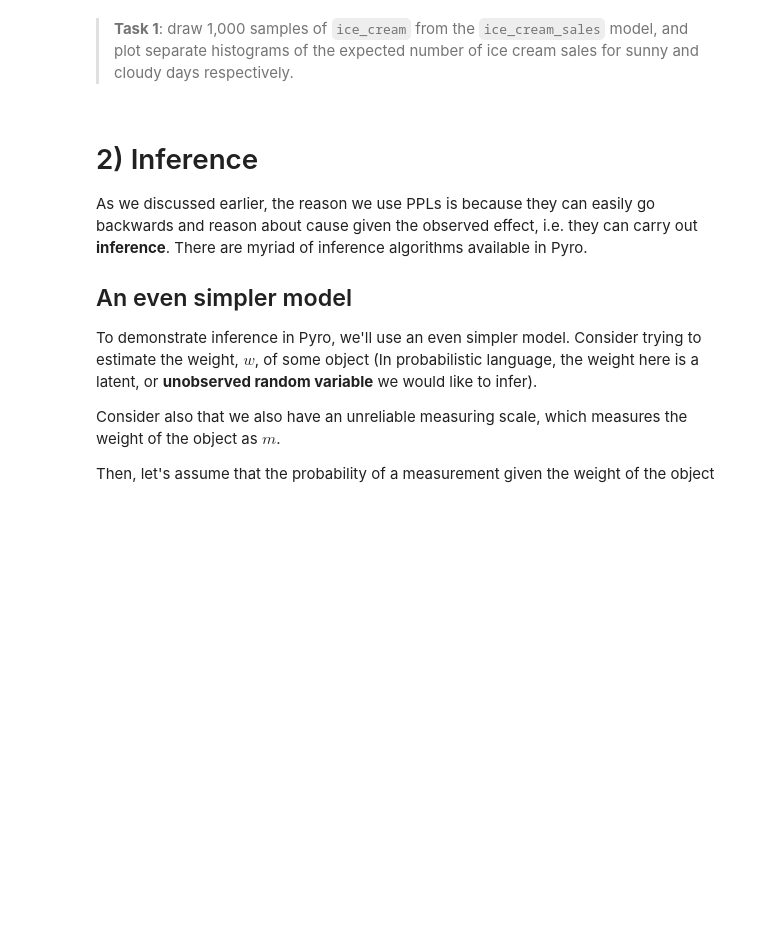
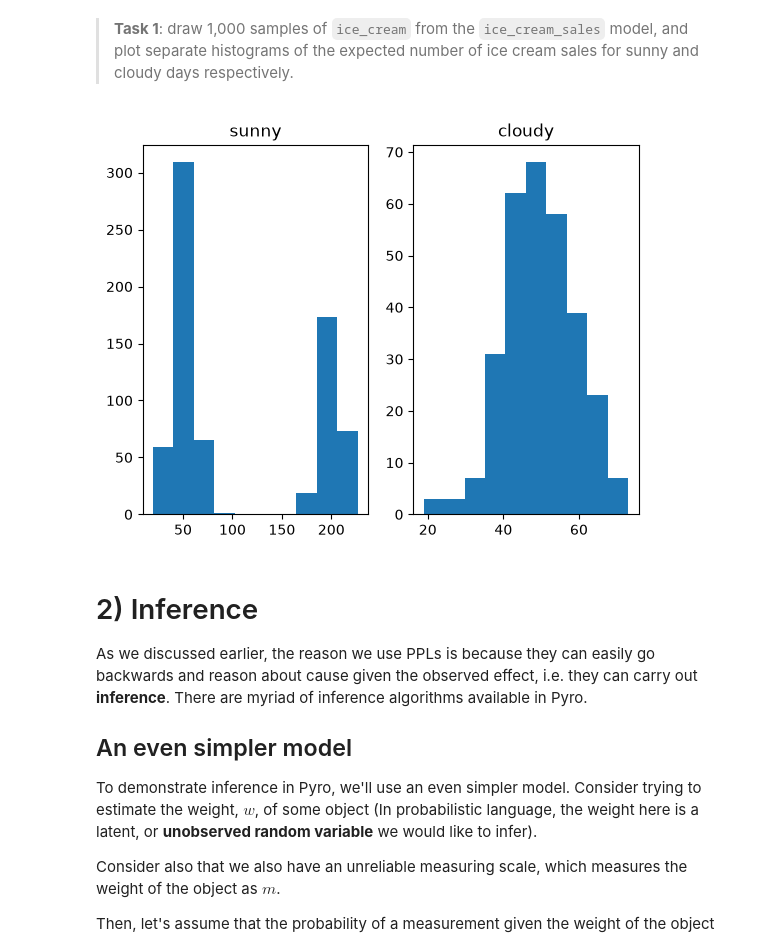
Before and after one commit to andrewtplatt/aims-machine-learning-mt26, a Jupyter notebook: practical-L7-L8/part1a_pyro.ipynb, the cells around one changed output. Saved outputs shown, nothing was run; the diff lists cells and outputs as text; code cells hidden in the pictures; blank space fills up the shorter version.

```diff
--- a/practical-L7-L8/part1a_pyro.ipynb
+++ b/practical-L7-L8/part1a_pyro.ipynb
@@ -111,7 +121,19 @@ It turns out that because Pyro is embedded in Python, stochastic functions can c
 # %%
 import matplotlib.pyplot as plt
 
-## TODO: write some code here
+log = dict()
+for i in range(1000):
+    weather_type, ice_cream = ice_cream_sales()
+    if weather_type not in log:
+        log[weather_type] = []
+    log[weather_type].append(ice_cream)
+
+fig, axes = plt.subplots(1, len(log))
+for i, weather_type in enumerate(log):
+    axes[i].hist(log[weather_type])
+    axes[i].set_title(weather_type)
+# %% [output]
+[figure, added]
 # %% [markdown]
 # 2) Inference
 
```
Also changed, not shown: parts of 13 cells of this notebook, 4 other files.
